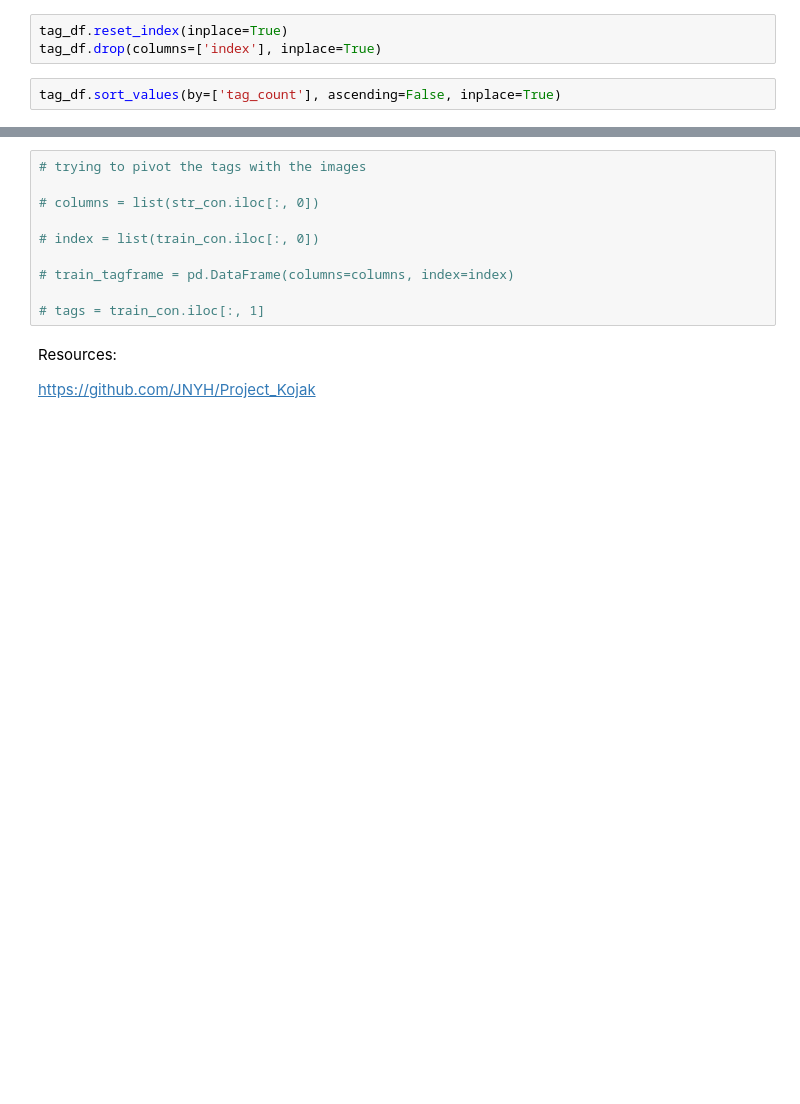
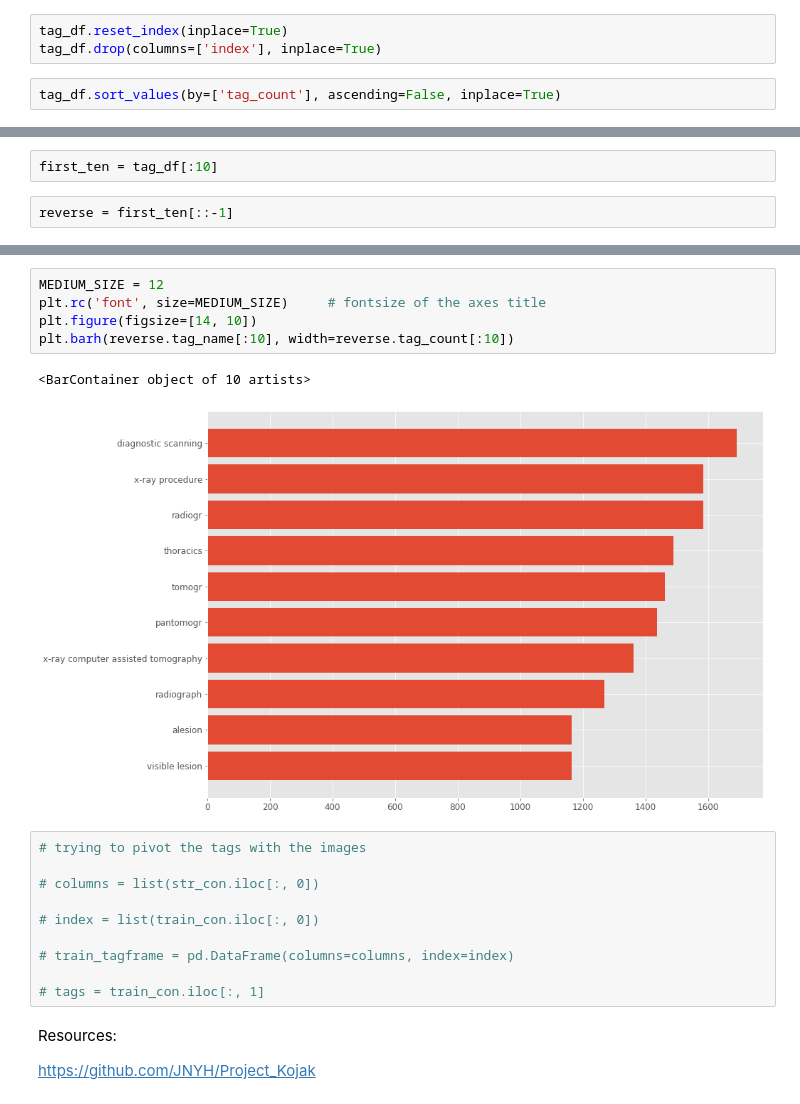
Before and after one commit to ionpetro/ImageCLEF-Medical-Caption-Task-2019, a Jupyter notebook: Image Classifier.ipynb, the cells around one changed output, grey strips where cells are left out. Drawn from its saved outputs; the diff is of its cells as text; blank space fills up the shorter version.

Commit message:
Add frequencies figure

```diff
--- a/Image Classifier.ipynb
+++ b/Image Classifier.ipynb
@@ -230,0 +217,4 @@ tags
+# %%
+first_ten = tag_df[:10]
+# %%
+reverse = first_ten[::-1]
@@ -231,3 +235,11 @@ tags
+# %%
+MEDIUM_SIZE = 12
+plt.rc('font', size=MEDIUM_SIZE)     # fontsize of the axes title
+plt.figure(figsize=[14, 10])
+plt.barh(reverse.tag_name[:10], width=reverse.tag_count[:10])
+# %% [output]
+<BarContainer object of 10 artists>
+[figure, added]
 # %%
 # trying to pivot the tags with the images
 
```
Also changed, not shown: parts of 5 cells of this notebook.
